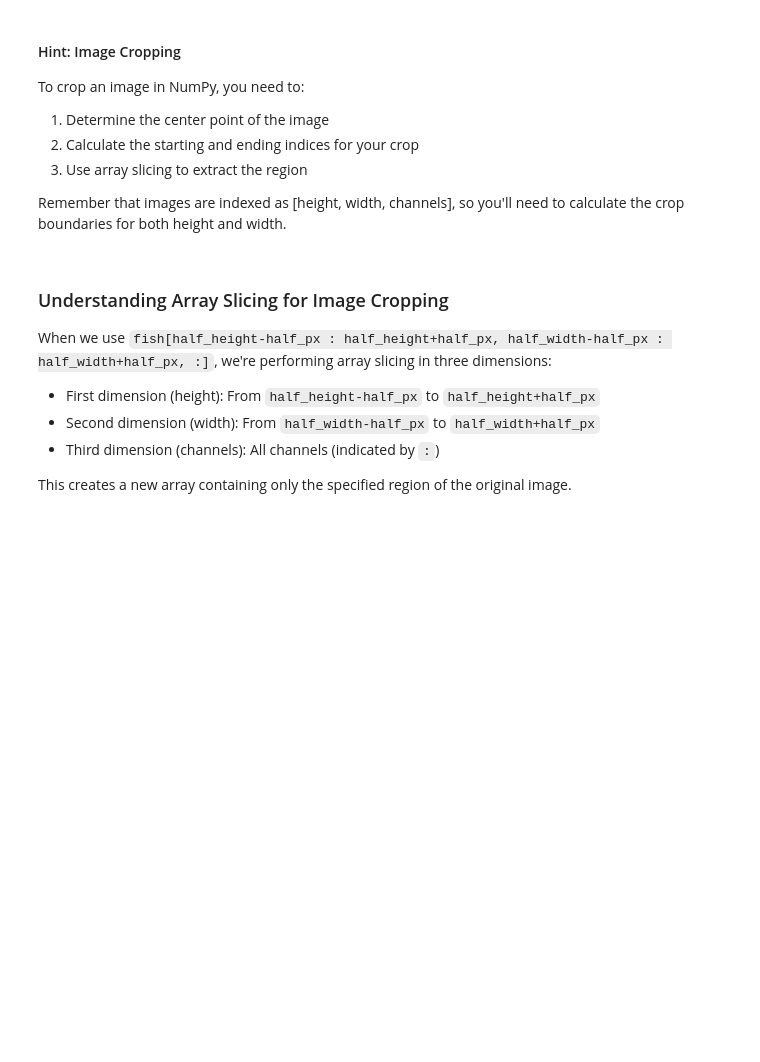
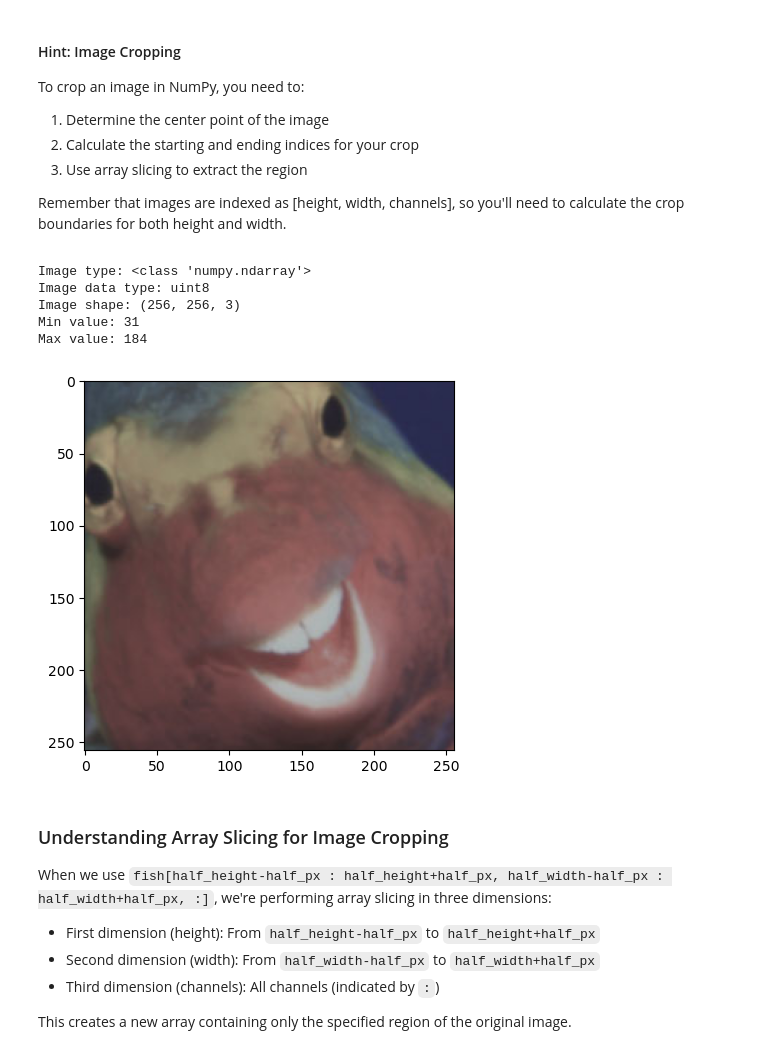
Before and after one commit to ThibaultLaunois/CampNum-20-ACV, a Jupyter notebook: ACV_Part1_OpenCV.ipynb, the cells around one changed output. Drawn from its saved outputs; the diff is of its cells as text; code cells hidden in the pictures; blank space fills up the shorter version.

```diff
--- a/ACV_Part1_OpenCV.ipynb
+++ b/ACV_Part1_OpenCV.ipynb
@@ -390,12 +436,27 @@ glasses = plt.imread('data/glasses.png')
 # %%
 # Define the size of the cropped area
 px = 256
 half_px = px//2  # integer division, also called "floor division" as it floors the result of the division
                  # -> very important to keep in mind when working with pixels!
 
 # your code starts here
+center_height = fish.shape[0]//2
+center_width = fish.shape[1]//2
 
+heights = [center_height - half_px, center_height + half_px]
+widths = [center_width - half_px, center_width + half_px]
+
+cropped_image = fish[heights[0]:heights[1], widths[0]:widths[1], :]
+image_info(cropped_image)
+display_image(cropped_image)
 # your code ends here
+# %% [output]
+Image type: <class 'numpy.ndarray'>
+Image data type: uint8
+Image shape: (256, 256, 3)
+Min value: 31
+Max value: 184
+[figure, added]
 # %% [markdown]
 <div class="theory-box">
 <h3>Understanding Array Slicing for Image Cropping</h3>
```
Also changed, not shown: parts of 16 cells of this notebook.
